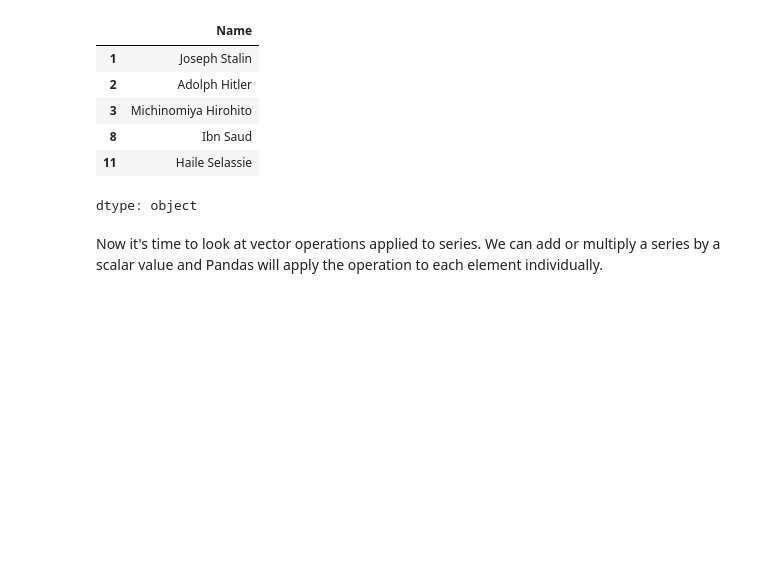
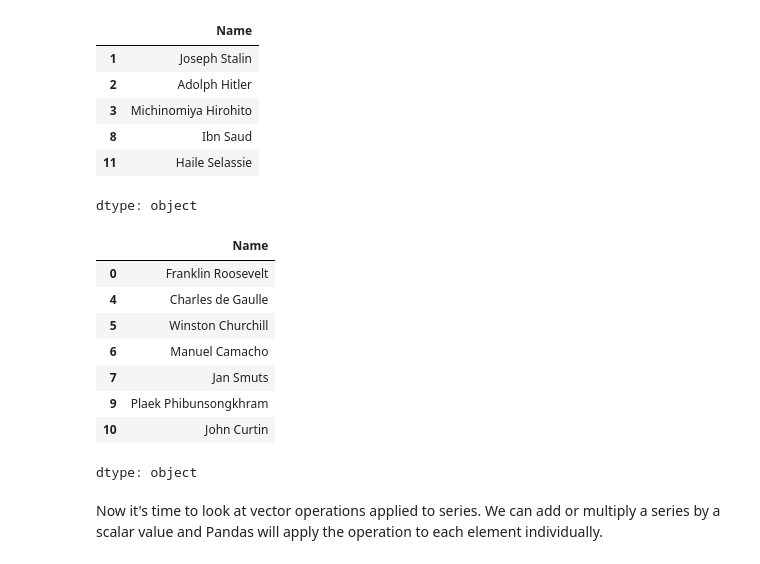
Before and after one commit to csaatechnicalarts/ML_Bootcamp, a Jupyter notebook: Pandas_02_SeriesIntro.ipynb, the cells around one changed output. Saved outputs shown, nothing was run; the diff lists cells and outputs as text; code cells hidden in the pictures; blank space fills up the shorter version.

```diff
--- a/Pandas_02_SeriesIntro.ipynb
+++ b/Pandas_02_SeriesIntro.ipynb
@@ -237,6 +237,19 @@ names[potentates]
 | 8 | Ibn Saud |
 | 11 | Haile Selassie |
 dtype: object
+# %%
+democratic_leaders = list(map(lambda x: not x, potentates))
+names[democratic_leaders]
+# %% [output]
+|  | Name |
+| 0 | Franklin Roosevelt |
+| 4 | Charles de Gaulle |
+| 5 | Winston Churchill |
+| 6 | Manuel Camacho |
+| 7 | Jan Smuts |
+| 9 | Plaek Phibunsongkhram |
+| 10 | John Curtin |
+dtype: object
 # %% [markdown]
 Now it's time to look at vector operations applied to series. We can add or multiply a series by a scalar value and Pandas will apply the operation to each element individually.
 # %%
```
